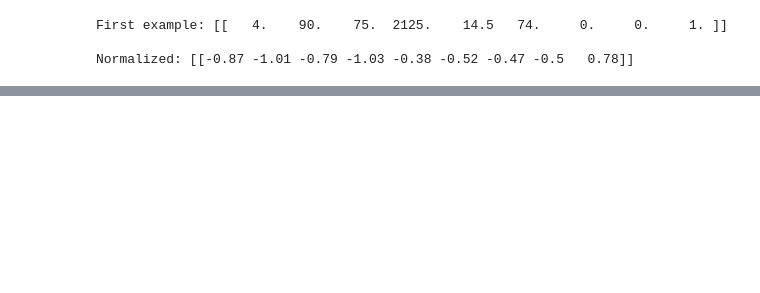
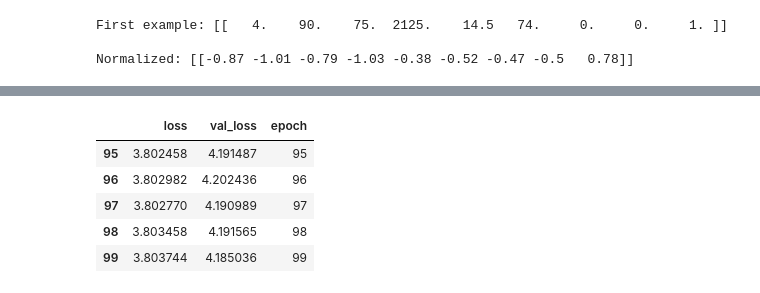
Before and after one commit to acherrera/machine_learning_learning, a Jupyter notebook: tutorials/06_regression/06_regression.ipynb, the cells around one changed output, grey strips where cells are left out. Cells and saved outputs as stored; diff of their text form; code cells hidden in the pictures; blank space fills up the shorter version.

```diff
--- a/tutorials/06_regression/06_regression.ipynb
+++ b/tutorials/06_regression/06_regression.ipynb
@@ -176,0 +172,6 @@ array([     2.88 ,  10850.414,   1446.699, 709896.8  ,      7.755,
+# %%
+# Normalize the horsepowers variable
+horsepower = np.array(train_features['Horsepower'])
+
+horsepower_normalizer = preprocessing.Normalization(input_shape=[1,])
+horsepower_normalizer.adapt(horsepower)
@@ -176,0 +231,12 @@ array([     2.88 ,  10850.414,   1446.699, 709896.8  ,      7.755,
+# %%
+# Check the training progress
+hist = pd.DataFrame(history.history)
+hist['epoch'] = history.epoch
+hist.tail()
+# %% [output]
+|  | loss | val_loss | epoch |
+| 95 | 3.802458 | 4.191487 | 95 |
+| 96 | 3.802982 | 4.202436 | 96 |
+| 97 | 3.802770 | 4.190989 | 97 |
+| 98 | 3.803458 | 4.191565 | 98 |
+| 99 | 3.803744 | 4.185036 | 99 |
```
Also changed, not shown: parts of 23 cells of this notebook.
